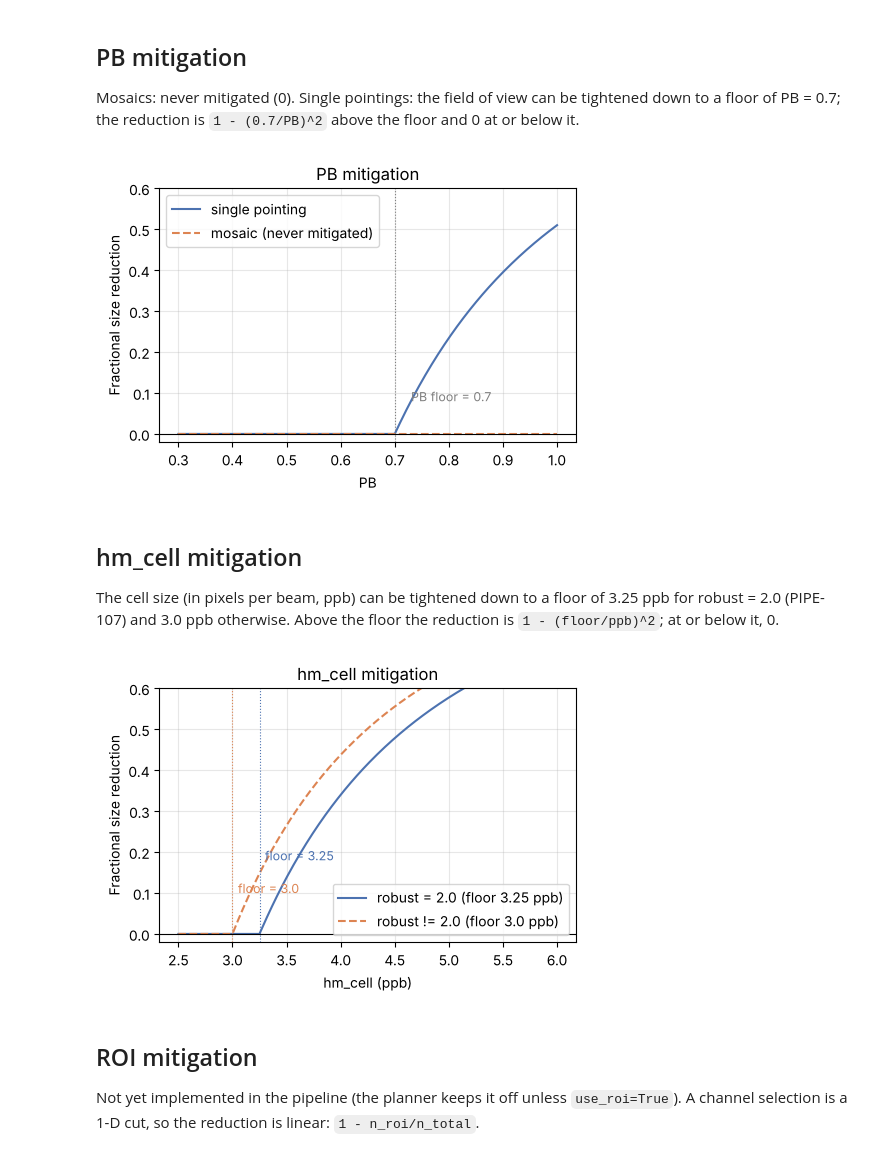
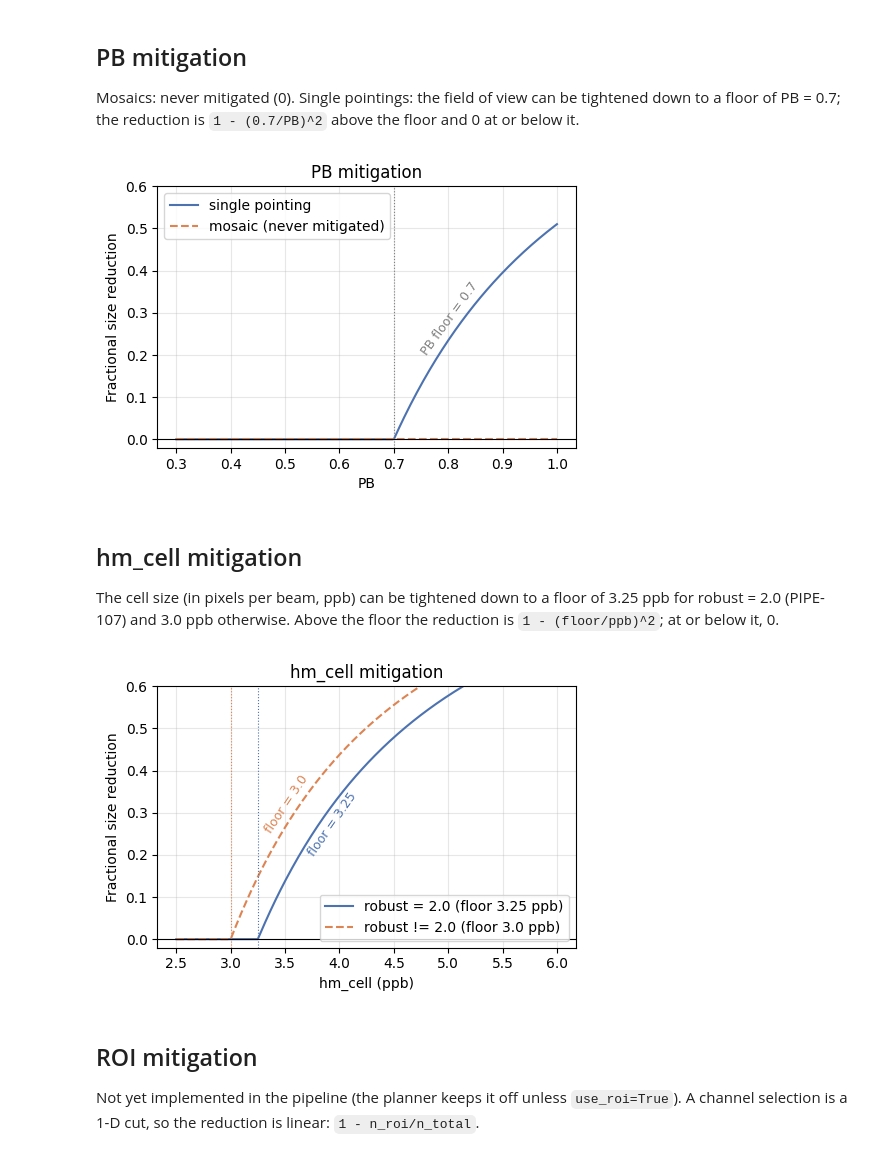
Before and after one commit to lukas-neumann-astro/alma_pipeline_smart_mitigation, a Jupyter notebook: smart_size_mitigation_plots.ipynb, the cells around one changed output. Drawn from its saved outputs; the diff is of its cells as text; code cells hidden in the pictures.

Commit message:
minor updates to plot labels

```diff
--- a/smart_size_mitigation_plots.ipynb
+++ b/smart_size_mitigation_plots.ipynb
@@ -23,4 +23,26 @@ from smart_size_mitigation_heuristics import (
 PLOT_DIR = Path.cwd().parent / "70_results/plots"
 PLOT_DIR.mkdir(parents=True, exist_ok=True)
 print(f"Saving figures to: {PLOT_DIR}")
+
+# Function to label a curve at a given x position, rotated to match the slope of the curve there
+def label_along_curve(ax, x, y, x_label, text, color, side=1, offset_pts=8, fontsize=9):
+    """Write `text` next to the curve (x, y) at x = x_label, rotated so that it
+    runs parallel to the curve there (the slope is taken in display
+    coordinates, i.e. as it looks on the plot). side=+1 puts the label above
+    the curve, side=-1 below it. Call after fig.tight_layout(), once the axes
+    size is final."""
+    x, y = np.asarray(x), np.asarray(y)
+    eps = 0.01 * (x[-1] - x[0])
+    (px0, py0), (px1, py1) = ax.transData.transform(
+        [(x_label - eps, np.interp(x_label - eps, x, y)),
+         (x_label + eps, np.interp(x_label + eps, x, y))]
+    )
+    angle = np.degrees(np.arctan2(py1 - py0, px1 - px0))
+    nx, ny = -np.sin(np.radians(angle)), np.cos(np.radians(angle))  # unit normal, pointing up
+    ax.annotate(
+        text, xy=(x_label, np.interp(x_label, x, y)),
+        xytext=(side * offset_pts * nx, side * offset_pts * ny), textcoords="offset points",
+        rotation=angle, rotation_mode="anchor", ha="center", va="center",
+        fontsize=fontsize, color=color,
+    )
 # %% [output]
@@ -76,7 +98,6 @@ fig, ax = plt.subplots(figsize=(5, 5/1.4))
 ax.plot(pb_values, mitigation_single_pointing, label="single pointing", color="#4C72B0")
 ax.plot(pb_values, mitigation_mosaic, label="mosaic (never mitigated)", color="#DD8452", linestyle="--")
 ax.axvline(PB_FLOOR, color="gray", linewidth=0.8, linestyle=":")
-ax.annotate(f"PB floor = {PB_FLOOR}", xy=(PB_FLOOR, 0.02), xytext=(PB_FLOOR + 0.03, 0.08), fontsize=9, color="gray")
 ax.set_xlabel("PB")
 ax.set_ylabel("Fractional size reduction")
 ax.set_title("PB mitigation")
@@ -85,10 +106,12 @@ ax.axhline(0, color="black", linewidth=0.8)
 ax.legend()
 ax.grid(alpha=0.3)
 fig.tight_layout()
+label_along_curve(ax, pb_values, mitigation_single_pointing, PB_FLOOR + 0.12,
+                  f"PB floor = {PB_FLOOR}", color="gray", side=1)
 fig.savefig(PLOT_DIR / "pb_mitigation.png", dpi=150)
 plt.show()
 # %% [output]
-[figure, old version]
+[figure, new version]
 # %% [markdown]
 ## hm_cell mitigation
 
@@ -96,32 +119,32 @@ The cell size (in pixels per beam, ppb) can be tightened down to a floor of 3.25
 # %%
 CELL_FLOOR_ROBUST_2 = 3.25
 CELL_FLOOR_DEFAULT = 3.0
 
 ppb_values = np.linspace(2.5, 6.0, 300)
 mitigation_robust2 = [mitigation_cell(ppb, robust=2.0) for ppb in ppb_values]
 mitigation_default = [mitigation_cell(ppb, robust=None) for ppb in ppb_values]
 
 fig, ax = plt.subplots(figsize=(5, 5/1.4))
 ax.plot(ppb_values, mitigation_robust2, label="robust = 2.0 (floor 3.25 ppb)", color="#4C72B0")
 ax.plot(ppb_values, mitigation_default, label="robust != 2.0 (floor 3.0 ppb)", color="#DD8452", linestyle="--")
 ax.axvline(CELL_FLOOR_ROBUST_2, color="#4C72B0", linewidth=0.8, linestyle=":")
 ax.axvline(CELL_FLOOR_DEFAULT, color="#DD8452", linewidth=0.8, linestyle=":")
-ax.annotate(f"floor = {CELL_FLOOR_DEFAULT}", xy=(CELL_FLOOR_DEFAULT, 0.02),
-            xytext=(CELL_FLOOR_DEFAULT + 0.05, 0.10), fontsize=9, color="#DD8452")
-ax.annotate(f"floor = {CELL_FLOOR_ROBUST_2}", xy=(CELL_FLOOR_ROBUST_2, 0.02),
-            xytext=(CELL_FLOOR_ROBUST_2 + 0.05, 0.18), fontsize=9, color="#4C72B0")
 ax.set_xlabel("hm_cell (ppb)")
 ax.set_ylabel("Fractional size reduction")
 ax.set_title("hm_cell mitigation")
 ax.set_ylim(-0.02, 0.6)
 ax.axhline(0, color="black", linewidth=0.8)
 ax.legend()
 ax.grid(alpha=0.3)
 fig.tight_layout()
+label_along_curve(ax, ppb_values, mitigation_default, CELL_FLOOR_DEFAULT + 0.6,
+                  f"floor = {CELL_FLOOR_DEFAULT}", color="#DD8452", side=1)
+label_along_curve(ax, ppb_values, mitigation_robust2, CELL_FLOOR_ROBUST_2 + 0.6,
+                  f"floor = {CELL_FLOOR_ROBUST_2}", color="#4C72B0", side=-1)
 fig.savefig(PLOT_DIR / "hm_cell_mitigation.png", dpi=150)
 plt.show()
 # %% [output]
-[figure, old version]
+[figure, new version]
 # %% [markdown]
 ## ROI mitigation
 
```
Also changed, not shown: parts of 4 cells of this notebook.
